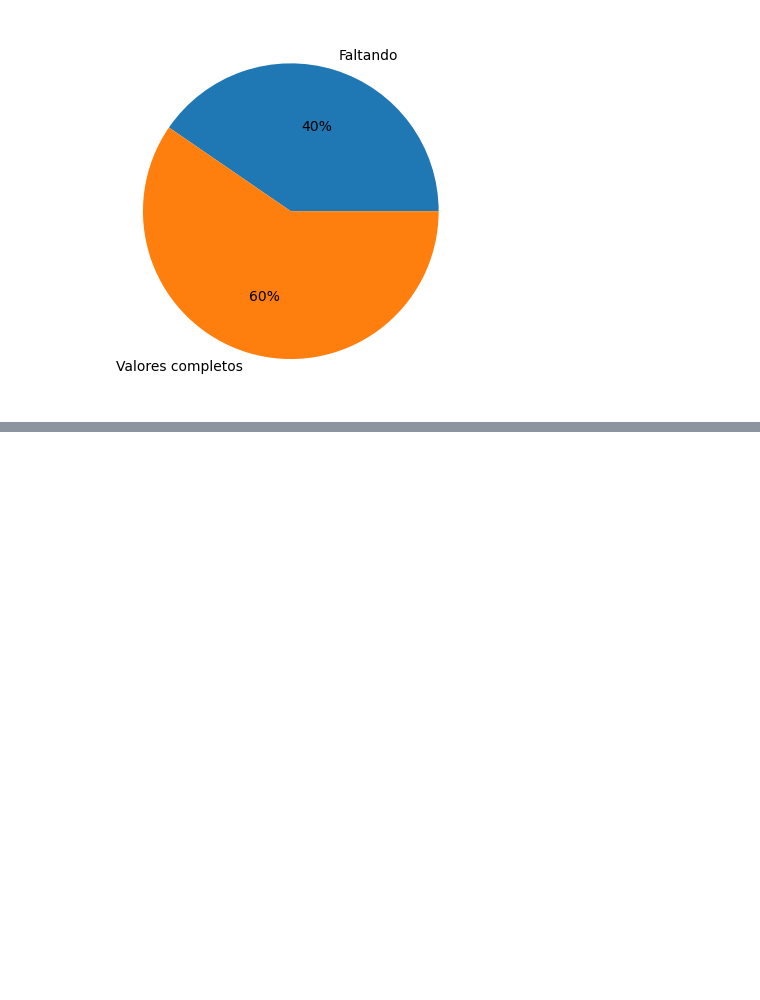
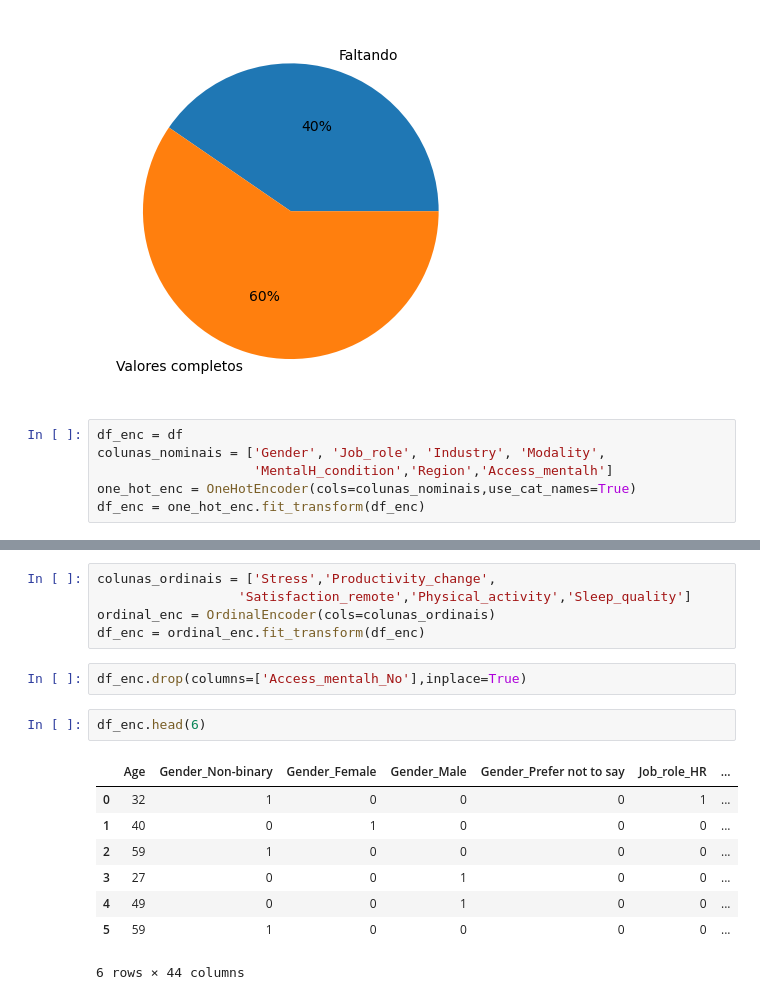
Before and after one commit to JeanPonte/Remote_work_mentalhealth, a Jupyter notebook: Remote_work_mentalhealth.ipynb, the cells around one changed output, grey strips where cells are left out. Saved outputs shown, nothing was run; the diff lists cells and outputs as text; blank space fills up the shorter version.

```diff
--- a/Remote_work_mentalhealth.ipynb
+++ b/Remote_work_mentalhealth.ipynb
@@ -106,3 +106,8 @@ plt.show()
 # %% [output]
 [figure]
 # %%
+df_enc = df
+colunas_nominais = ['Gender', 'Job_role', 'Industry', 'Modality',
+                    'MentalH_condition','Region','Access_mentalh']
+one_hot_enc = OneHotEncoder(cols=colunas_nominais,use_cat_names=True)
+df_enc = one_hot_enc.fit_transform(df_enc)
@@ -122,0 +114,18 @@ plt.show()
+# %%
+colunas_ordinais = ['Stress','Productivity_change',
+                  'Satisfaction_remote','Physical_activity','Sleep_quality']
+ordinal_enc = OrdinalEncoder(cols=colunas_ordinais)
+df_enc = ordinal_enc.fit_transform(df_enc)
+# %%
+df_enc.drop(columns=['Access_mentalh_No'],inplace=True)
+# %%
+df_enc.head(6)
+# %% [output]
+|  | Age | Gender_Non-binary | Gender_Female | Gender_Male | Gender_Prefer not to say | Job_role_HR | ... |
+| 0 | 32 | 1 | 0 | 0 | 0 | 1 | ... |
+| 1 | 40 | 0 | 1 | 0 | 0 | 0 | ... |
+| 2 | 59 | 1 | 0 | 0 | 0 | 0 | ... |
+| 3 | 27 | 0 | 0 | 1 | 0 | 0 | ... |
+| 4 | 49 | 0 | 0 | 1 | 0 | 0 | ... |
+| 5 | 59 | 1 | 0 | 0 | 0 | 0 | ... |
+6 rows × 44 columns
```
Also changed, not shown: parts of 4 cells of this notebook, 1 other file.
